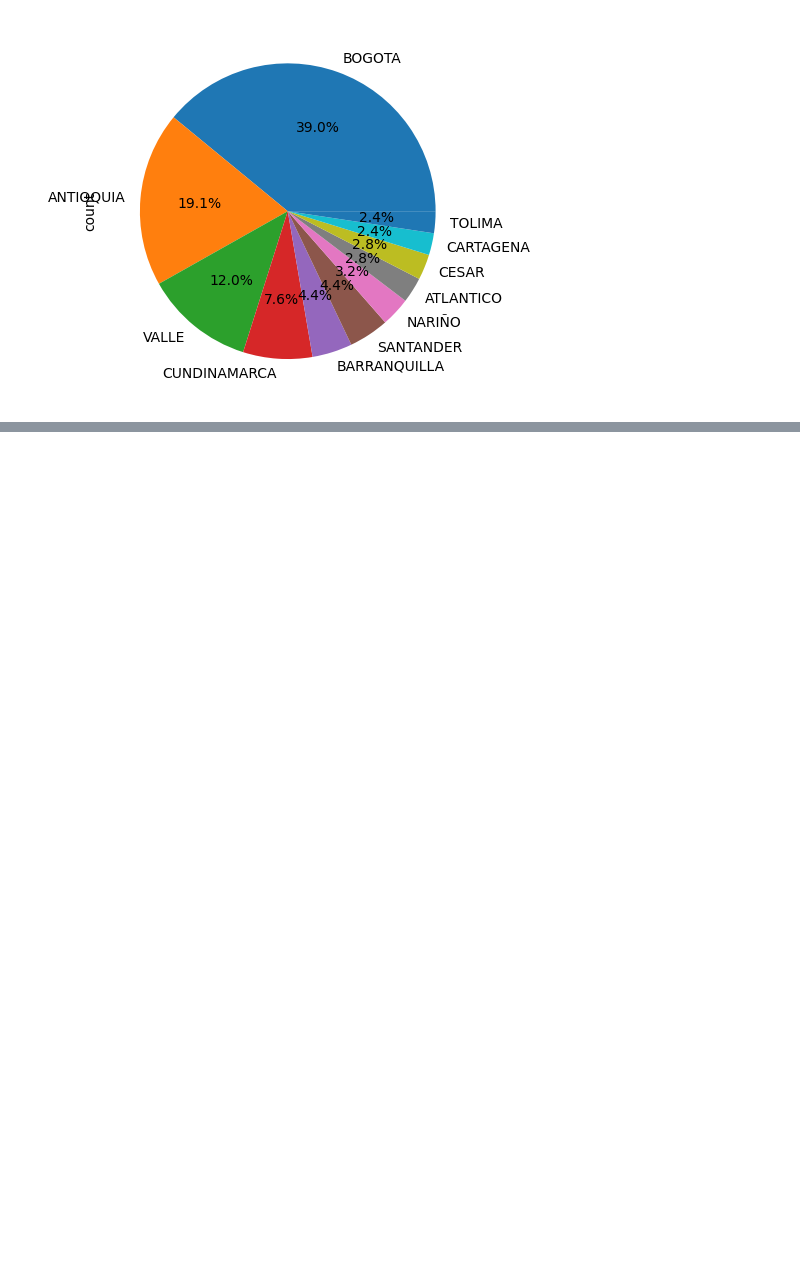
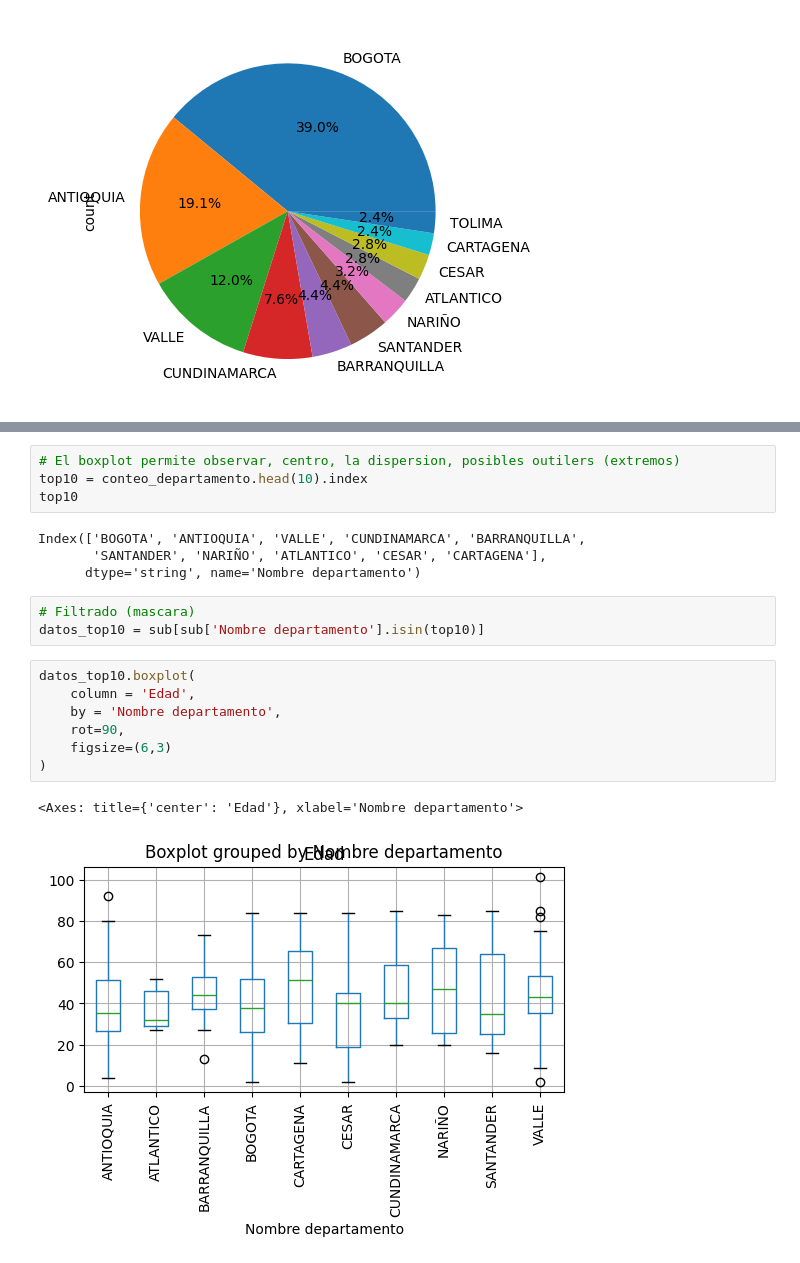
Before and after one commit to asegura4488/EDCO_IntroCienciaDatos, a Jupyter notebook: Semana2/Sesion4.ipynb, the cells around one changed output, grey strips where cells are left out. Drawn from its saved outputs; the diff is of its cells as text; blank space fills up the shorter version.

```diff
--- a/Semana2/Sesion4.ipynb
+++ b/Semana2/Sesion4.ipynb
@@ -203,0 +220,21 @@ conteo_departamento.head(11).plot(kind='pie', autopct='%1.1f%%')
+# %%
+# El boxplot permite observar, centro, la dispersion, posibles outilers (extremos)
+top10 = conteo_departamento.head(10).index
+top10
+# %% [output]
+Index(['BOGOTA', 'ANTIOQUIA', 'VALLE', 'CUNDINAMARCA', 'BARRANQUILLA',
+       'SANTANDER', 'NARIÑO', 'ATLANTICO', 'CESAR', 'CARTAGENA'],
+      dtype='string', name='Nombre departamento')
+# %%
+# Filtrado (mascara)
+datos_top10 = sub[sub['Nombre departamento'].isin(top10)]
+# %%
+datos_top10.boxplot(
+    column = 'Edad',
+    by = 'Nombre departamento',
+    rot=90,
+    figsize=(6,3)
+)
+# %% [output]
+<Axes: title={'center': 'Edad'}, xlabel='Nombre departamento'>
+[figure, added]
```
Also changed, not shown: parts of 2 cells of this notebook.
